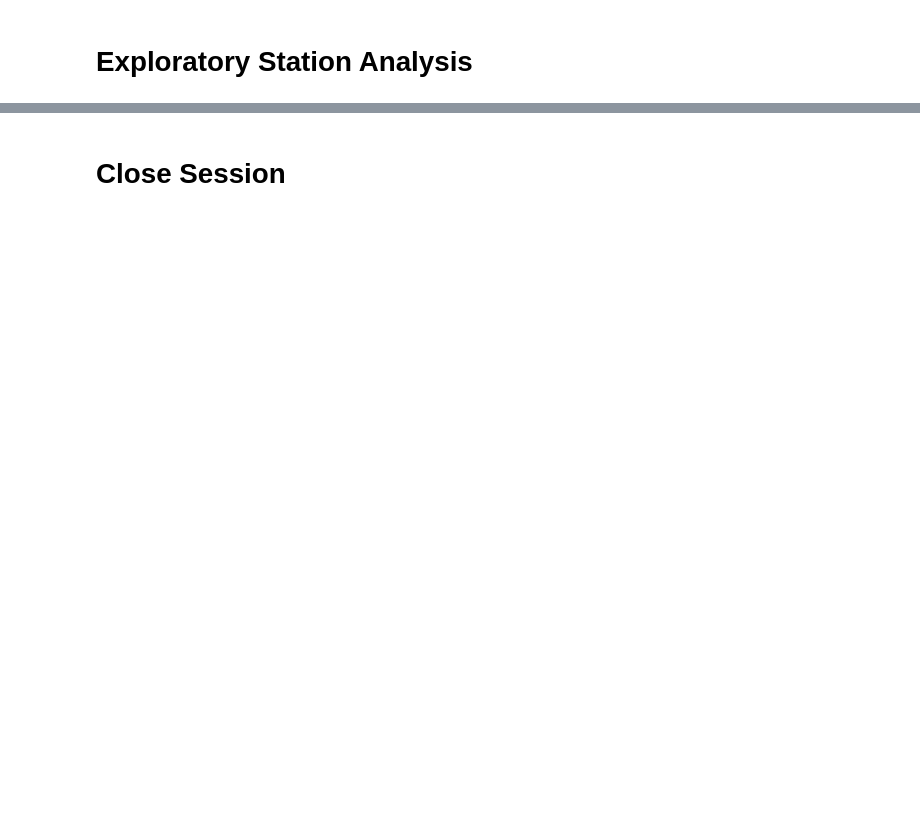
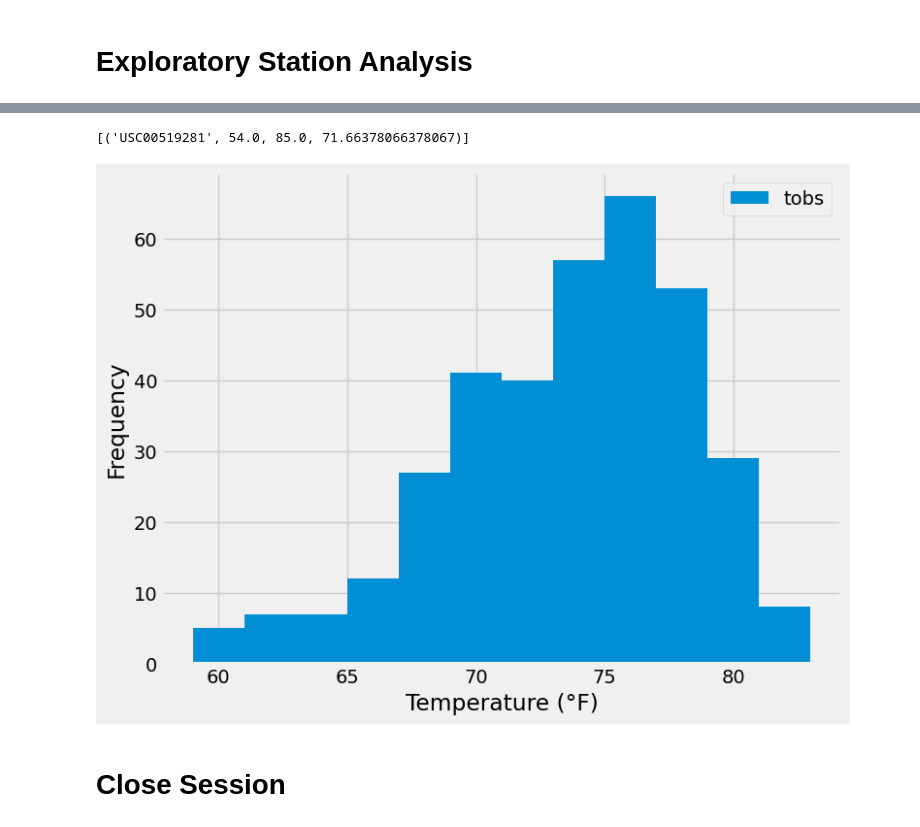
Before and after one commit to mgtaylor119/sqlalchemy-challenge, a Jupyter notebook: SurfsUp/climate.ipynb, the cells around one changed output, grey strips where cells are left out. Cells and saved outputs as stored; diff of their text form; code cells hidden in the pictures; blank space fills up the shorter version.

```diff
--- a/SurfsUp/climate.ipynb
+++ b/SurfsUp/climate.ipynb
@@ -104,3 +119,10 @@ prcp_summary_stats_df
 # %%
 # Design a query to find the most active stations (i.e. which stations have the most rows?)
 # List the stations and their counts in descending order.
+active_stations = session.query(measurement.station, func.count(measurement.station)) \
+                         .group_by(measurement.station) \
+                         .order_by(func.count(measurement.station).desc()) \
+                         .all()
+
+for row in active_stations:
+    print(row)
@@ -107,2 +139,16 @@ prcp_summary_stats_df
 # %%
 # Using the most active station id from the previous query, calculate the lowest, highest, and average temperature.
+sel = [measurement.station,
+       func.min(measurement.tobs),
+       func.max(measurement.tobs),
+       func.avg(measurement.tobs)]
+
+specific_station_id = 'USC00519281'
+
+temperature_stats = session.query(*sel) \
+                           .filter(measurement.station == specific_station_id) \
+                           .all()
+
+print(temperature_stats)
+# %% [output]
+[('USC00519281', 54.0, 85.0, 71.66378066378067)]
@@ -112,3 +155,35 @@ prcp_summary_stats_df
+# %%
+# Using the most active station id
+# Query the last 12 months of temperature observation data for this station and plot the results as a histogram
+
+year_station_data = session.query(measurement) \
+    .filter(measurement.date >= '2016-08-23') \
+    .filter(measurement.station == specific_station_id) \
+    .all()
+
+data_list = []
+for row in year_station_data:
+    data_list.append({
+        'id': row.id,
+        'station': row.station,
+        'date': row.date,
+        'prcp': row.prcp,
+        'tobs': row.tobs
+    })
+
+temperature_data = [entry['tobs'] for entry in data_list]
+
+plt.figure(figsize=(8, 6))
+plt.hist(temperature_data, bins=12, label='tobs')
+plt.xlabel("Temperature (°F)")
+plt.ylabel("Frequency")
+plt.legend()
+plt.tight_layout()
+
+# Show the plot
+plt.show()
+# %% [output]
+[figure, added]
 # %% [markdown]
 # Close Session
 # %%
```
Also changed, not shown: parts of 6 cells of this notebook.
